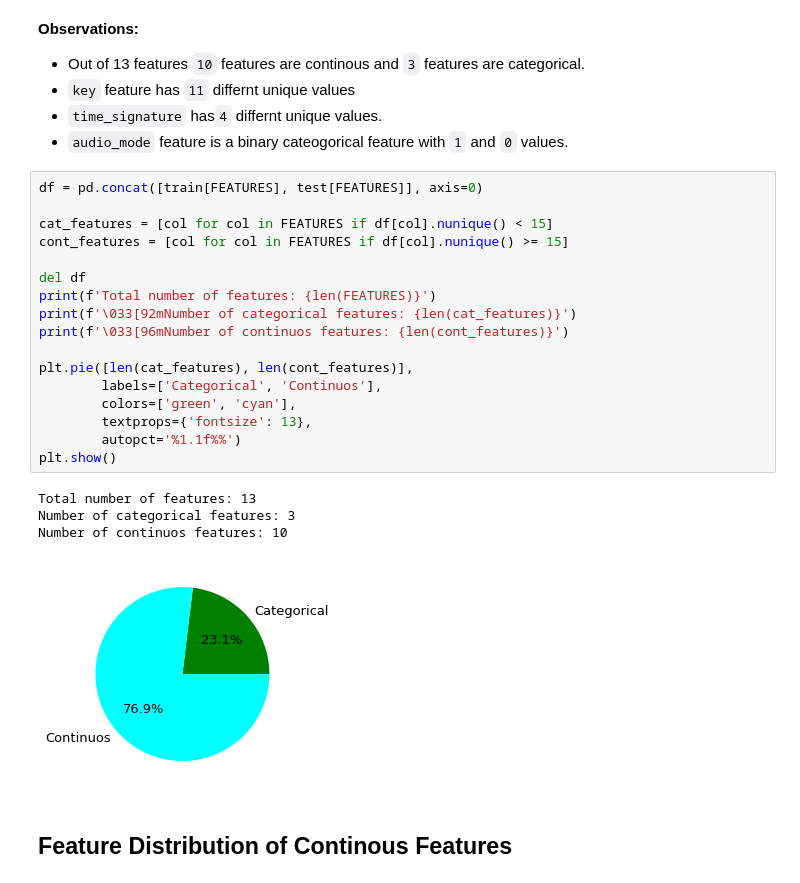
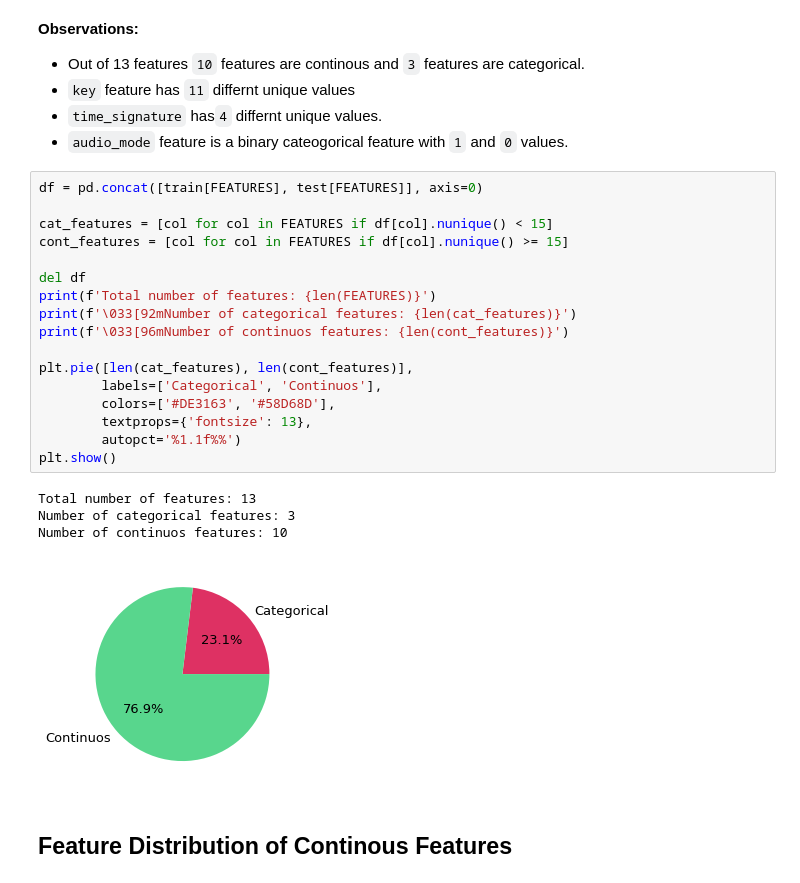
Before and after one commit to sanskar-hasija/kaggle, a Jupyter notebook: song-popularity-prediction-eda-modeling.ipynb, the cells around one changed output. Drawn from its saved outputs; the diff is of its cells as text.

```diff
--- a/song-popularity-prediction-eda-modeling.ipynb
+++ b/song-popularity-prediction-eda-modeling.ipynb
@@ -335,25 +347,25 @@ Some models that have capability to handle missing value by default are:
 # %%
 df = pd.concat([train[FEATURES], test[FEATURES]], axis=0)
 
 cat_features = [col for col in FEATURES if df[col].nunique() < 15]
 cont_features = [col for col in FEATURES if df[col].nunique() >= 15]
 
 del df
 print(f'Total number of features: {len(FEATURES)}')
 print(f'\033[92mNumber of categorical features: {len(cat_features)}')
 print(f'\033[96mNumber of continuos features: {len(cont_features)}')
 
 plt.pie([len(cat_features), len(cont_features)],
         labels=['Categorical', 'Continuos'],
-        colors=['green', 'cyan'],
+        colors=['#DE3163', '#58D68D'],
         textprops={'fontsize': 13},
         autopct='%1.1f%%')
 plt.show()
 # %% [output]
 Total number of features: 13
 Number of categorical features: 3
 Number of continuos features: 10
-[figure, old version]
+[figure, new version]
 # %% [markdown]
 <a id="4.3"></a>
 ## Feature Distribution of Continous Features
```
Also changed, not shown: parts of 24 cells of this notebook.
